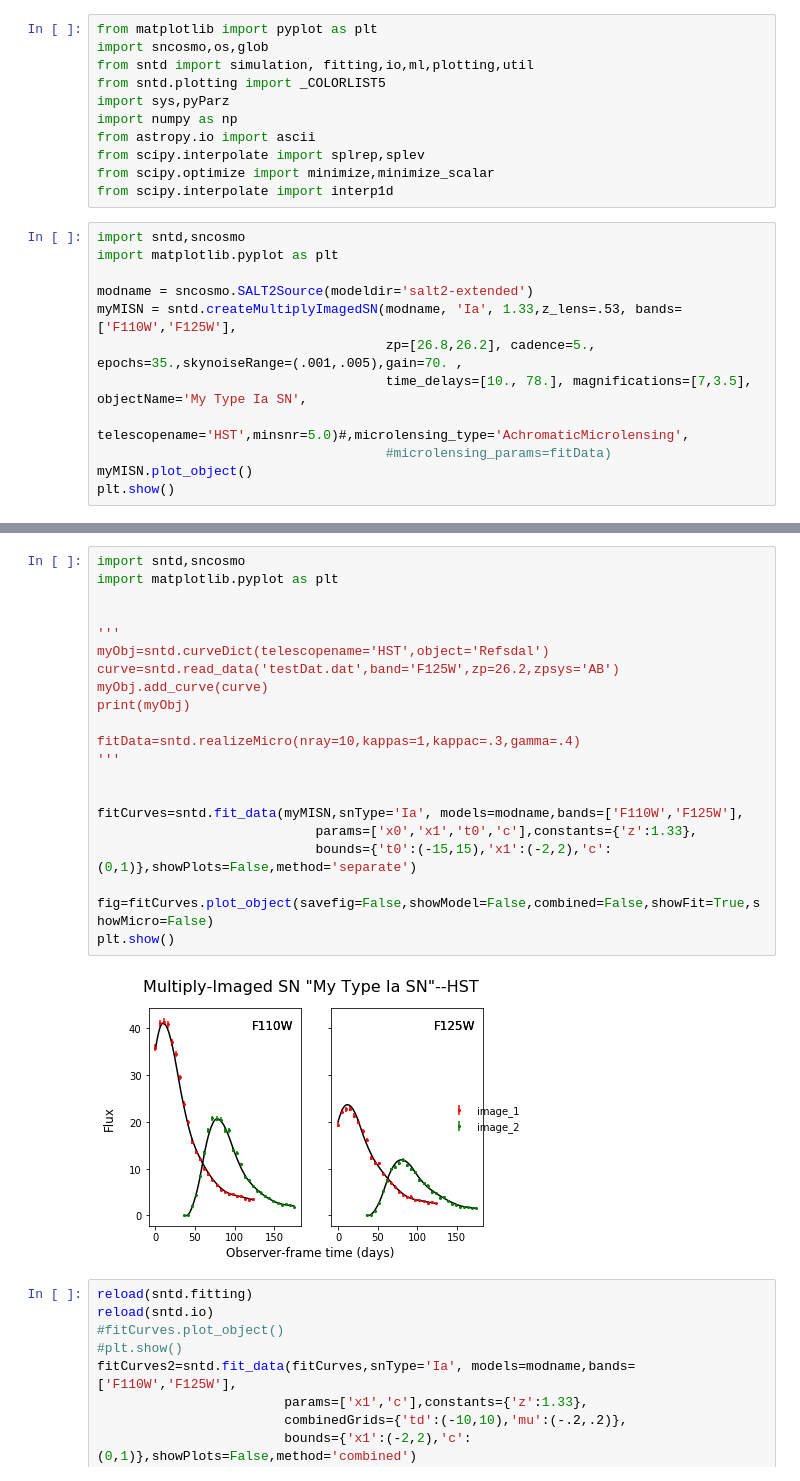
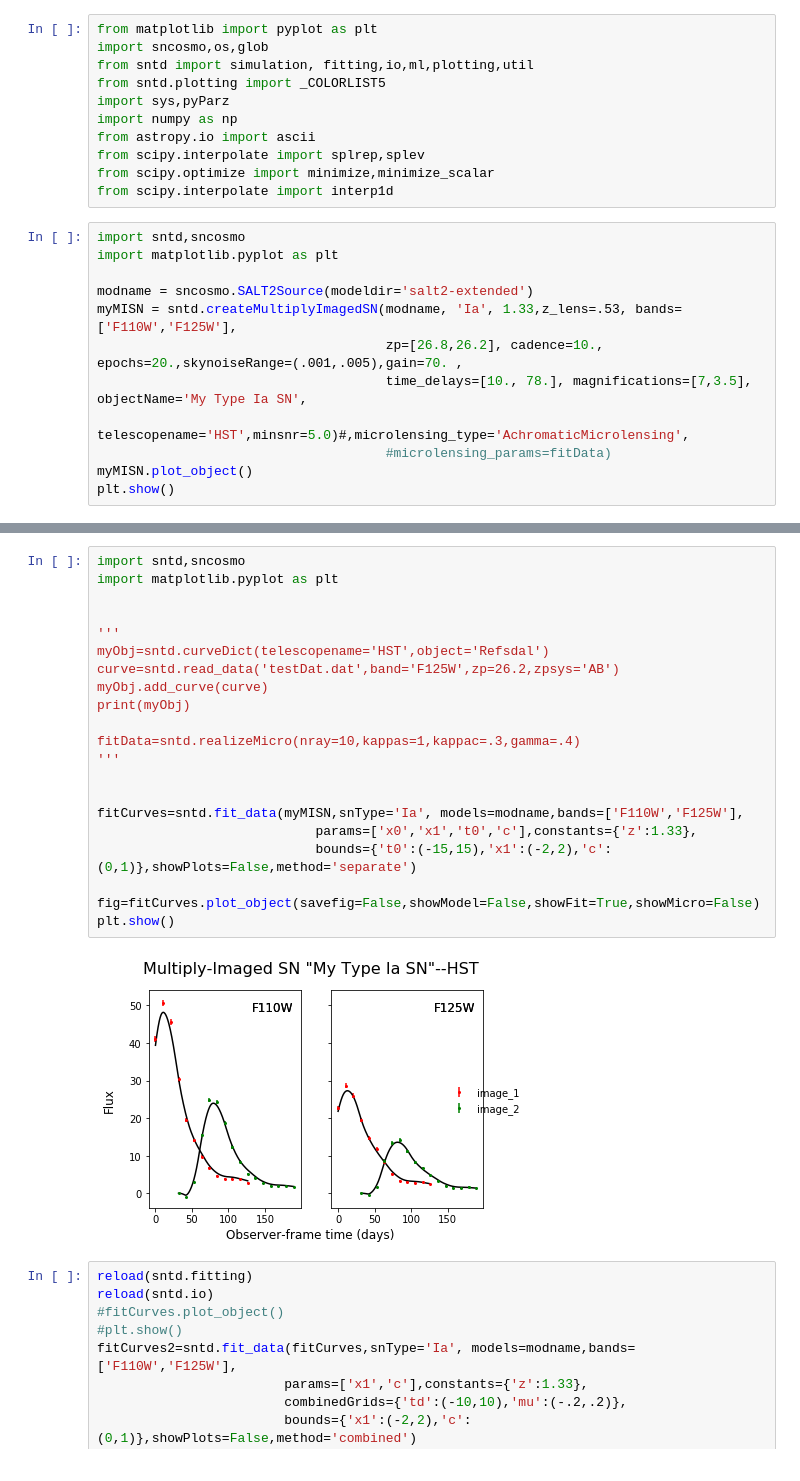
Before and after one commit to jpierel14/sntd, a Jupyter notebook: manuscript_caseStudies.ipynb, the cells around one changed output, grey strips where cells are left out. Drawn from its saved outputs; the diff is of its cells as text.

```diff
--- a/manuscript_caseStudies.ipynb
+++ b/manuscript_caseStudies.ipynb
@@ -15,7 +15,7 @@ import matplotlib.pyplot as plt
 
 modname = sncosmo.SALT2Source(modeldir='salt2-extended')
 myMISN = sntd.createMultiplyImagedSN(modname, 'Ia', 1.33,z_lens=.53, bands=['F110W','F125W'],
-                                     zp=[26.8,26.2], cadence=5., epochs=35.,skynoiseRange=(.001,.005),gain=70. ,
+                                     zp=[26.8,26.2], cadence=10., epochs=20.,skynoiseRange=(.001,.005),gain=70. ,
                                      time_delays=[10., 78.], magnifications=[7,3.5], objectName='My Type Ia SN',
                                      telescopename='HST',minsnr=5.0)#,microlensing_type='AchromaticMicrolensing',
                                      #microlensing_params=fitData)
@@ -26,26 +26,26 @@ plt.show()
 # %%
 import sntd,sncosmo
 import matplotlib.pyplot as plt
 
 
 '''
 myObj=sntd.curveDict(telescopename='HST',object='Refsdal')
 curve=sntd.read_data('testDat.dat',band='F125W',zp=26.2,zpsys='AB')
 myObj.add_curve(curve)
 print(myObj)
 
 fitData=sntd.realizeMicro(nray=10,kappas=1,kappac=.3,gamma=.4)
 '''
 
 
 fitCurves=sntd.fit_data(myMISN,snType='Ia', models=modname,bands=['F110W','F125W'],
                             params=['x0','x1','t0','c'],constants={'z':1.33},
                             bounds={'t0':(-15,15),'x1':(-2,2),'c':(0,1)},showPlots=False,method='separate')
 
-fig=fitCurves.plot_object(savefig=False,showModel=False,combined=False,showFit=True,showMicro=False)
+fig=fitCurves.plot_object(savefig=False,showModel=False,showFit=True,showMicro=False)
 plt.show()
 # %% [output]
-[figure, old version]
+[figure, new version]
 # %%
 reload(sntd.fitting)
 reload(sntd.io)
```
Also changed, not shown: parts of 2 cells of this notebook, 3 other files.
